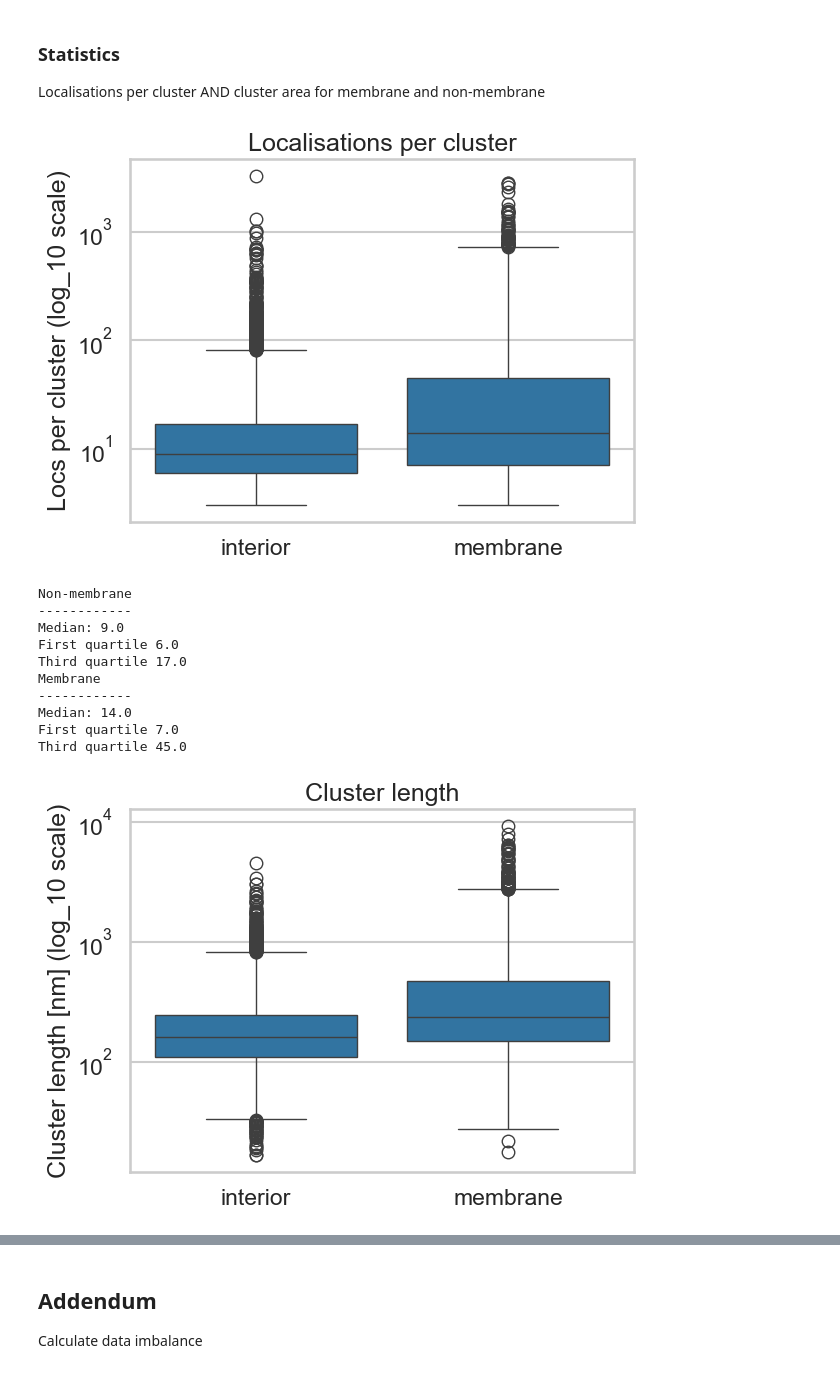
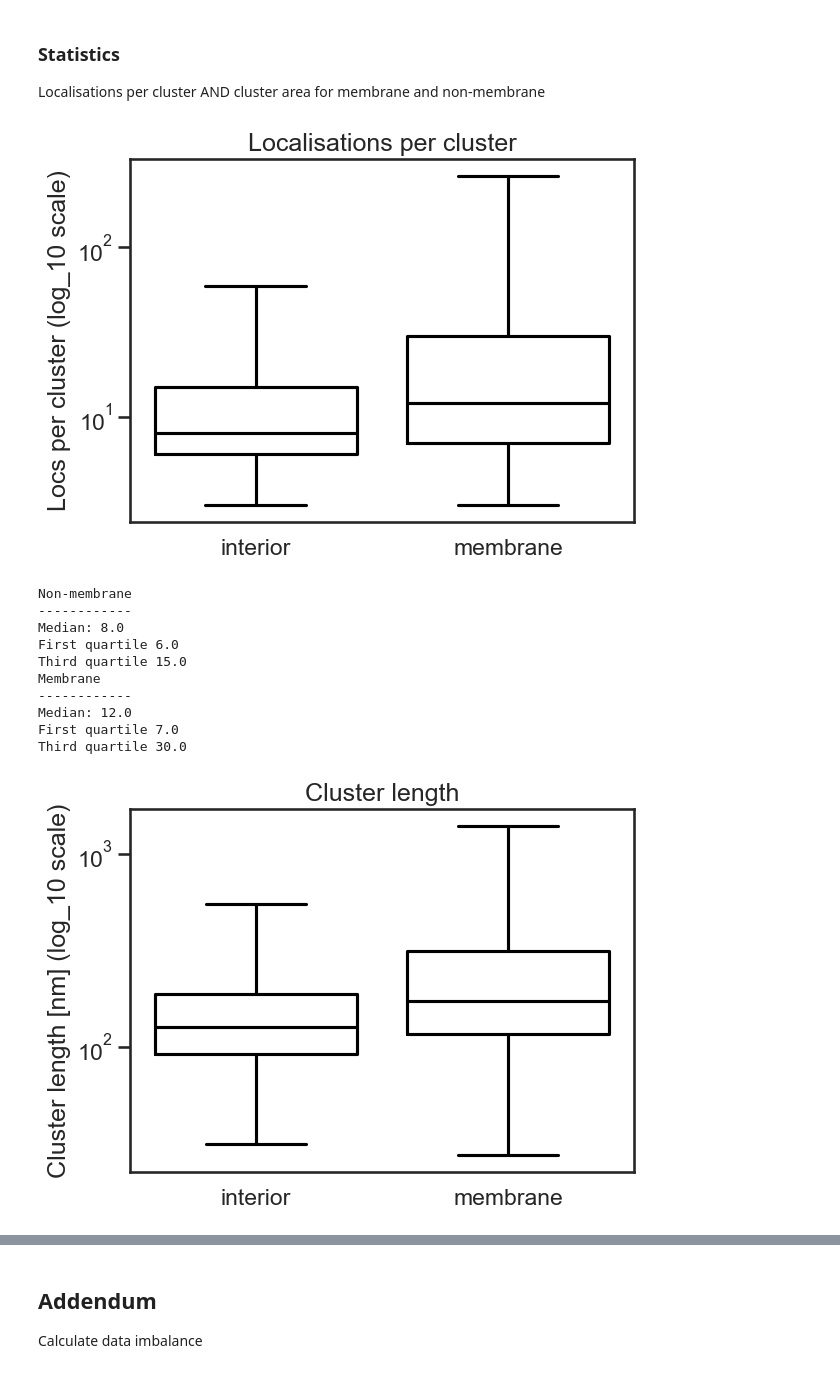
Before and after one commit to oubino/locpix, a Jupyter notebook: examples/c15_data_ds_analysis/analysis.ipynb, the cells around one changed output, grey strips where cells are left out. Saved outputs shown, nothing was run; the diff lists cells and outputs as text; code cells hidden in the pictures.

Commit message:
add t-test; change box plot aesthetics; plot clusters from one cell

```diff
--- a/examples/c15_data_ds_analysis/analysis.ipynb
+++ b/examples/c15_data_ds_analysis/analysis.ipynb
@@ -193,7 +193,7 @@ def rdf_clusters(df, max_distance, bin_size):
 # %% [markdown]
 ## Parameters for clustering & rdf
 # %%
-eps = 100
+eps = 75
 min_samples = 5
 max_distance =  500
 bin_size = 10
@@ -585,11 +586,12 @@ data = {
 }
 
 df = pd.DataFrame(data)
-sns.set_style("whitegrid")
+sns.set_style("white")
 sns.set_context("talk")
 
 # Create the boxplot
-sns.boxplot(x='class', y='locs_per_cluster', data=df, log_scale=True)
+sns.boxplot(x='class', y='locs_per_cluster', data=df, log_scale=True, color='k', fill=False, showfliers=False)
+plt.tick_params(left = True, labelleft=True, bottom = False, labelbottom=True)
 plt.ylabel("Locs per cluster (log_10 scale)")
 plt.xlabel(None)
 plt.title('Localisations per cluster')
@@ -610,45 +612,46 @@ q3_locs_per_cluster_memb = np.quantile(cell_memb_locs_per_cluster, .75)
 print("Membrane")
 print("------------")
 print("Median:", median_locs_per_cluster_memb)
 print("First quartile", q1_locs_per_cluster_memb)
 print("Third quartile", q3_locs_per_cluster_memb)
 
 
-sns.boxplot(x='class', y='cluster_length [nm]', data=df, log_scale=True)
+sns.boxplot(x='class', y='cluster_length [nm]', data=df, log_scale=True, color='k', fill=False, showfliers=False)
+plt.tick_params(left = True, labelleft=True, bottom = False, labelbottom=True)
 plt.ylabel("Cluster length [nm] (log_10 scale)")
 plt.xlabel(None)
 plt.title('Cluster length')
 plt.tight_layout()
 plt.savefig(f"cluster_length_{eps}_nm.eps", format="eps")
 plt.show()
 median_cluster_length_non_memb = np.median(cell_non_memb_cluster_length)
 q1_cluster_length_non_memb = np.quantile(cell_non_memb_cluster_length, .25)
 q3_cluster_length_non_memb = np.quantile(cell_non_memb_cluster_length, .75)
 print("Non-membrane")
 print("------------")
 print("Median:",median_cluster_length_non_memb)
 print("First quartile", q1_cluster_length_non_memb)
 print("Third quartile", q3_cluster_length_non_memb)
 median_cluster_length_memb = np.median(cell_memb_cluster_length)
 q1_cluster_length_memb = np.quantile(cell_memb_cluster_length, .25)
 q3_cluster_length_memb = np.quantile(cell_memb_cluster_length, .75)
 print("\nMembrane")
 print("------------")
 print("Median:", median_cluster_length_memb)
 print("First quartile", q1_cluster_length_memb)
 print("Third quartile", q3_cluster_length_memb)
 # %% [output]
-[figure, old version]
+[figure, new version]
 Non-membrane
 ------------
-Median: 9.0
+Median: 8.0
 First quartile 6.0
-Third quartile 17.0
+Third quartile 15.0
 Membrane
 ------------
-Median: 14.0
+Median: 12.0
 First quartile 7.0
-Third quartile 45.0
+Third quartile 30.0
-[figure, old version]
+[figure, new version]
 Non-membrane
 ------------
```
Also changed, not shown: parts of 6 cells of this notebook, 7 other files.
